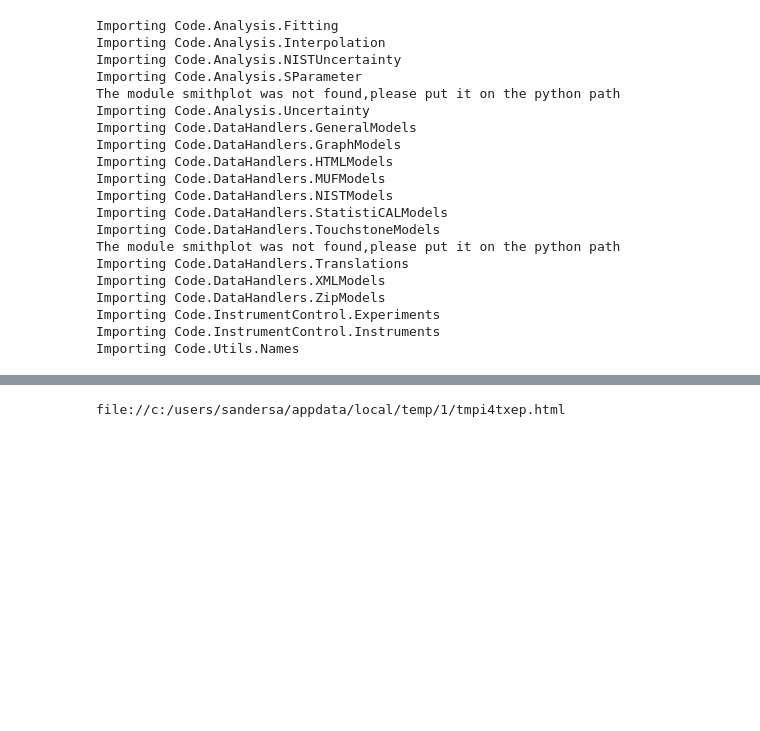
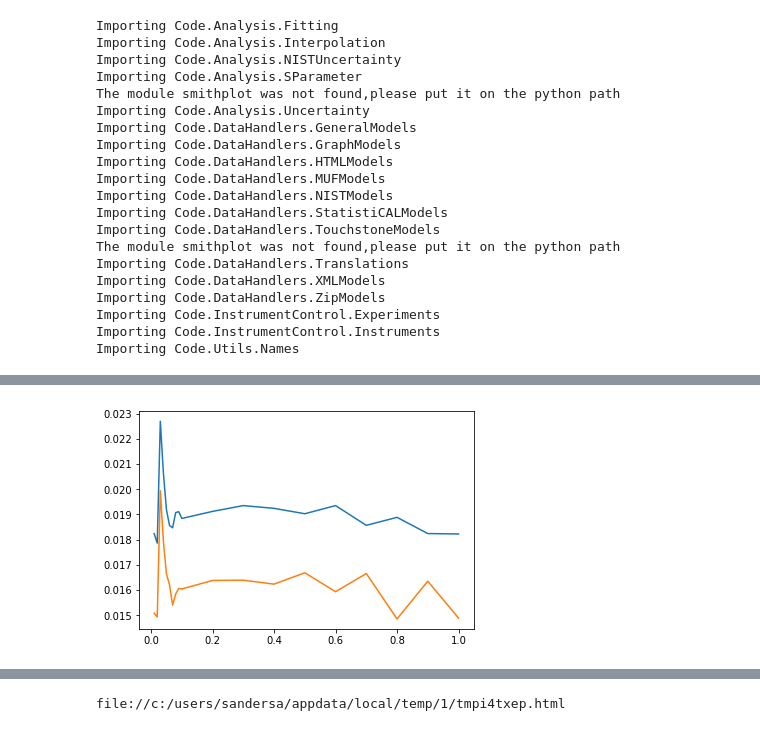
Before and after one commit to aricsanders/Jupyter-Notebooks, a Jupyter notebook: Check_Standard_Selection_Example.ipynb, the cells around one changed output, grey strips where cells are left out. Drawn from its saved outputs; the diff is of its cells as text; code cells hidden in the pictures; blank space fills up the shorter version.

```diff
--- a/Check_Standard_Selection_Example.ipynb
+++ b/Check_Standard_Selection_Example.ipynb
@@ -120,0 +117,7 @@ moving AsciiDataTable -> MatFile
+# %%
+
+plt.plot(c1["Frequency"],c1["magS11"])
+plt.plot(c2["Frequency"],c2["magS22"])
+plt.show()
+# %% [output]
+[figure, added]
```
Also changed, not shown: parts of 7 cells of this notebook, 13 other files.
